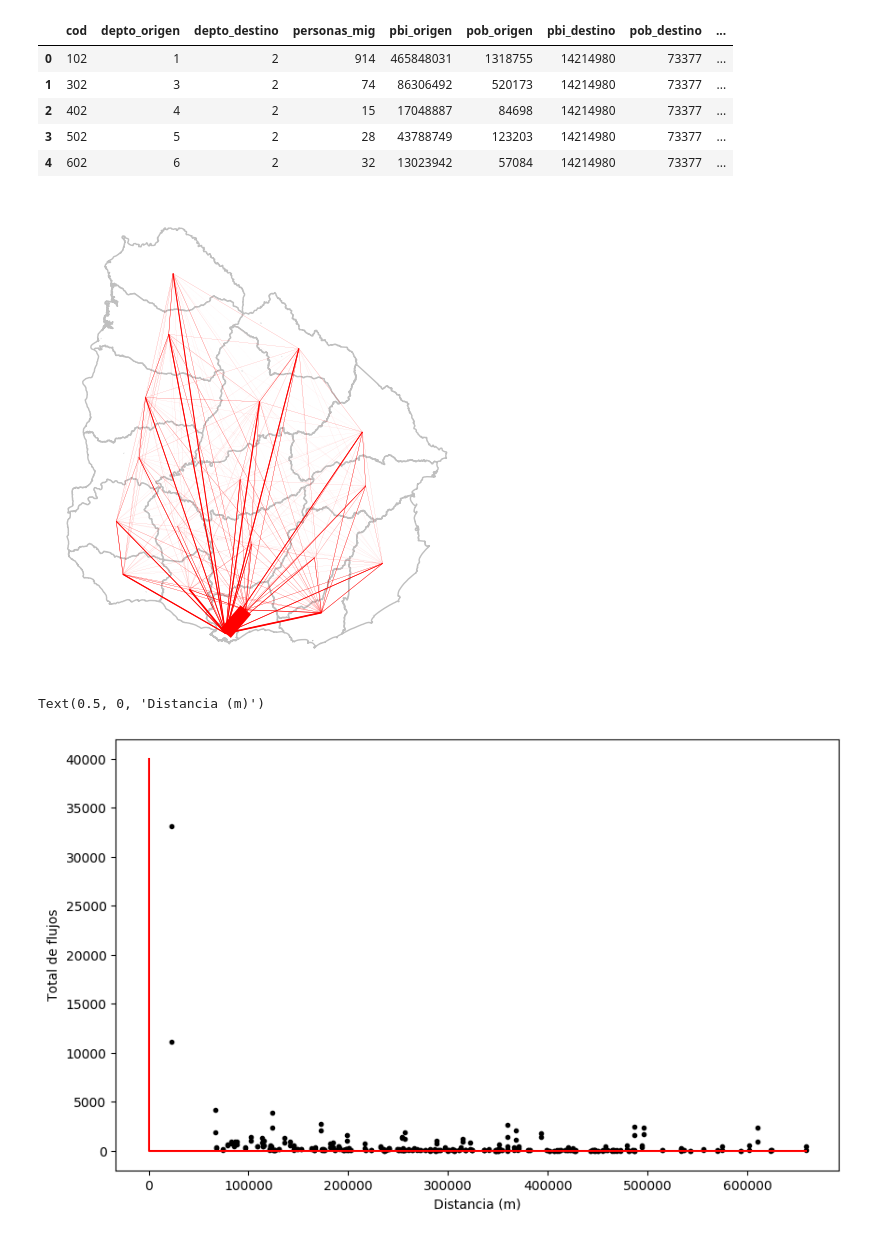
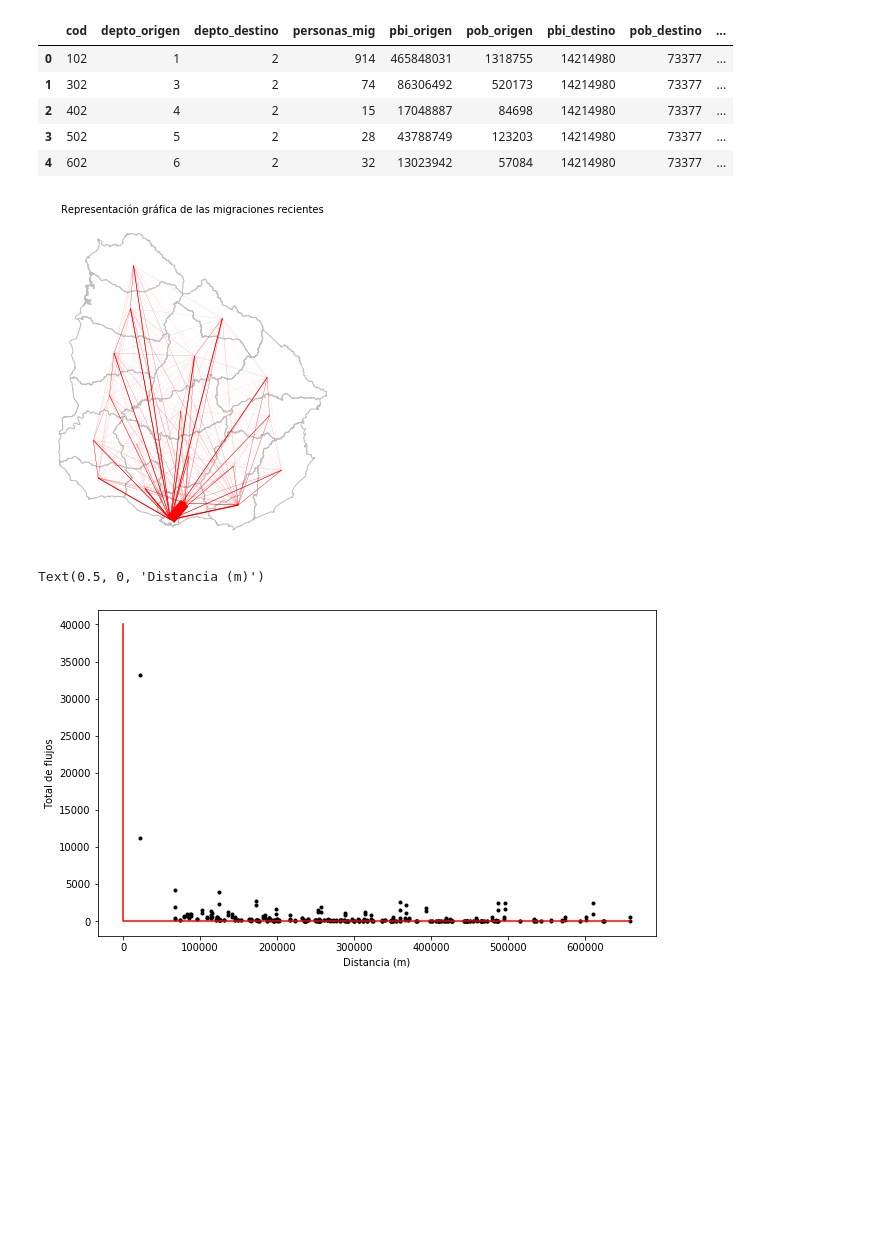
Before and after one commit to guillermodangelo/tesis, a Jupyter notebook: 02-metodologia.ipynb, the cells around one changed output. Cells and saved outputs as stored; diff of their text form; code cells hidden in the pictures; blank space fills up the shorter version.

```diff
--- a/02-metodologia.ipynb
+++ b/02-metodologia.ipynb
@@ -101,25 +125,24 @@ Se prefirió usar el centro medio de polbiación al centroide o la capital depar
 # %%
 # plot de las capas de departamentos y localidades
-plt.style.use('default')
+f, ax = plt.subplots(1,figsize=(8,6))
 
-f, ax = pl.subplots(figsize=(8,6))
+# apaga ejes
+plt.axis('off')
+ax.get_yaxis().set_visible(False)
+ax.get_xaxis().set_visible(False)
 
 # deptos
-deptos.plot(linewidth = 0.7, edgecolor='black', color = 'grey', alpha=0.1, ax = ax)
+deptos.plot(color='w', edgecolor='0.75',ax=ax)
 
 # localidades
 centro_pobl.plot(markersize=12, color = 'red', ax = ax, label='Centro medio de población')
 deptos.geometry.centroid.plot(markersize=4, color = 'grey', alpha=0.5, ax = ax, label='Centroide')
 capital.plot(markersize=7, color = 'orange', ax = ax, label='Capital departamental')
 
-# oculta ejes
-ax.get_xaxis().set_visible(False)
-ax.get_yaxis().set_visible(False)
-
 # título
 pl.title("Centroide, centro de población y capitales departamentales", size=10)
 
 # referencias
-plt.legend()
+plt.legend(fontsize=9)
 # %% [output]
 <matplotlib.legend.Legend at 0x...>
@@ -247,23 +257,26 @@ flows = odflow(datos_diadas,'depto_origen', 'depto_destino', 'personas_mig', dep
 # %%
 # plot de flujos
 f, ax = plt.subplots(1,figsize=(8,6))
 
 # apaga ejes
 plt.axis('off')
 ax.get_yaxis().set_visible(False)
 ax.get_xaxis().set_visible(False)
 
 # capa de departamentos
 deptos.plot(color='w', edgecolor='0.75',ax=ax)
 
 # máximo de flujos para escalado
 maxflow = float(max(flows['personas_mig']))
 
+# título
+pl.title("Representación gráfica de las migraciones recientes", size=10)
+
 # plotea flows, calcula ancha de línea con una función sobre 'personas_mig'
 flows.plot(linewidth = flows.apply(lambda x: (x['personas_mig']/maxflow)*10,axis=1), color = 'red',ax=ax)
 ax.set_aspect('equal')
 # %% [output]
-[figure, old version]
+[figure, new version]
 # %%
 # Gráfico de flujos contra distancia
 f, ax = plt.subplots(1, figsize=(10,6))
@@ -283,7 +296,7 @@ ax.set_ylabel("Total de flujos")
 ax.set_xlabel("Distancia (m)")
 # %% [output]
 Text(0.5, 0, 'Distancia (m)')
-[figure, old version]
+[figure, new version]
 # %%
 # mismo gráfico sin Mvdeo.
 sin_mvo = datos_diadas[(datos_diadas['depto_origen'] > 1) & (datos_diadas['depto_destino'] > 1)]
```
Also changed, not shown: parts of 43 cells of this notebook.
